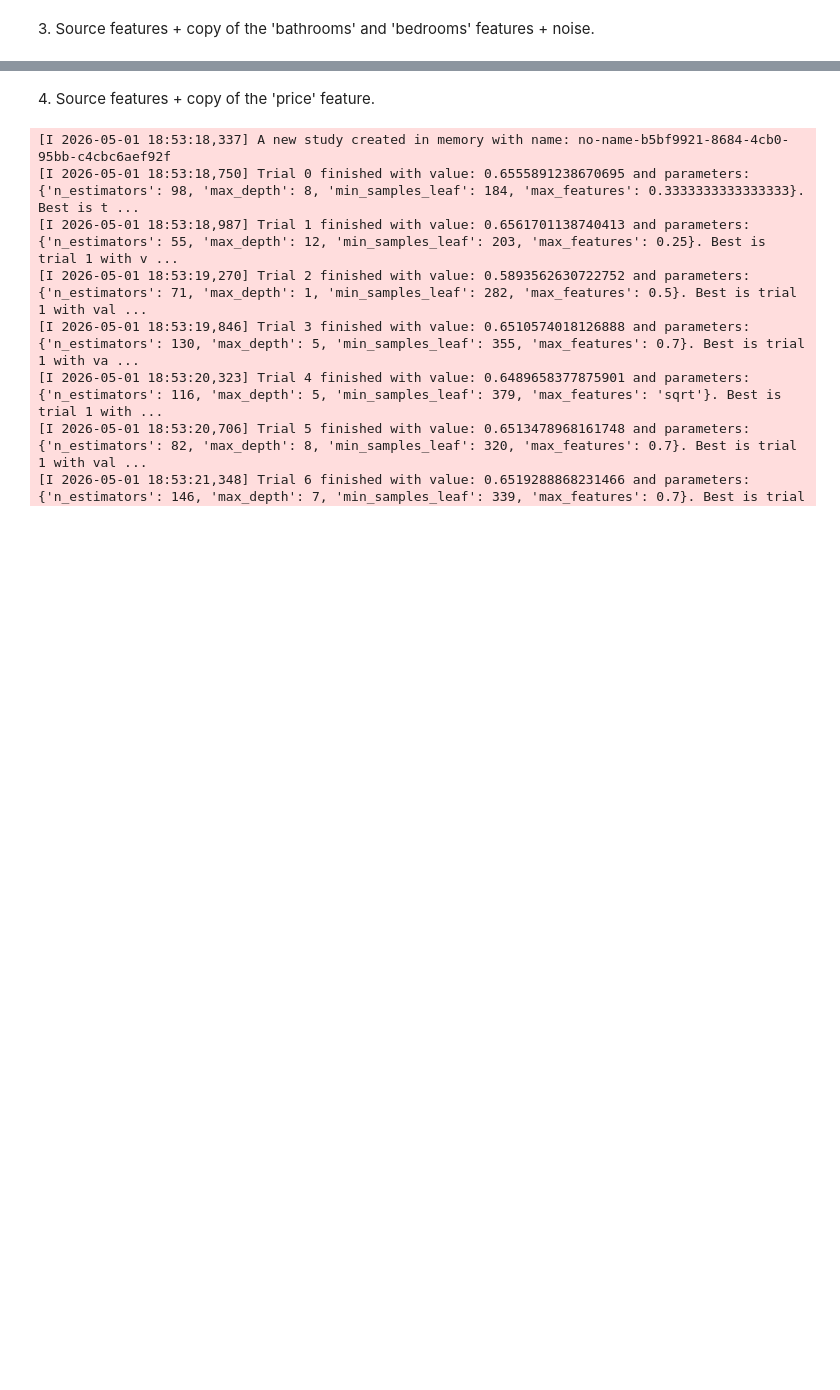
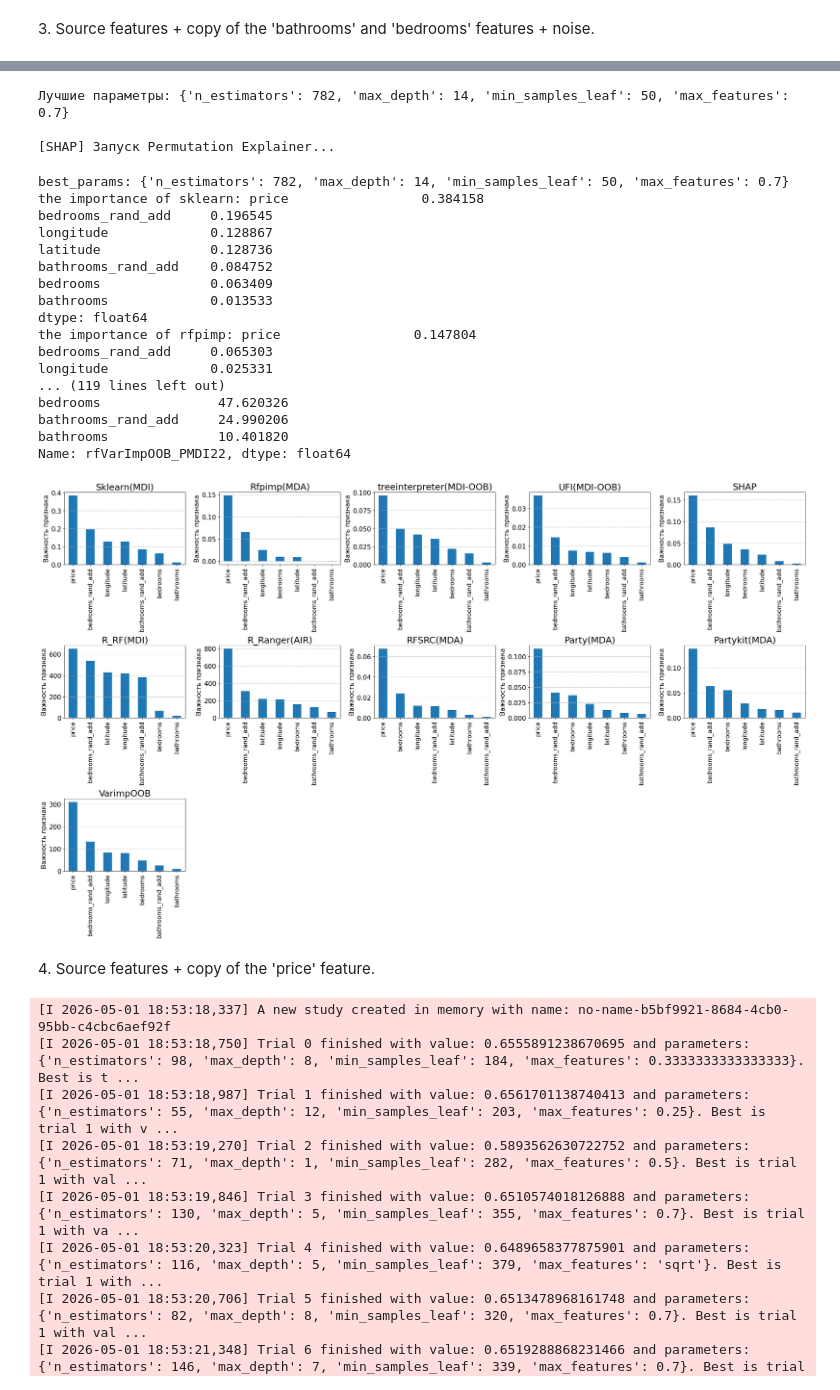
Before and after one commit to Nikita23112/Skoltech, a Jupyter notebook: Random_forest.ipynb, the cells around one changed output, grey strips where cells are left out. Drawn from its saved outputs; the diff is of its cells as text; code cells hidden in the pictures; blank space fills up the shorter version.

```diff
--- a/Random_forest.ipynb
+++ b/Random_forest.ipynb
@@ -274,0 +233,3 @@ Name: rfVarImpOOB_PMDI22, dtype: float64
+# %%
+importance_series_list_3 = experiment(X, y, n_trees = 1200)
+# %% [output]
@@ -275,3 +253,24 @@ Name: rfVarImpOOB_PMDI22, dtype: float64
+Лучшие параметры: {'n_estimators': 782, 'max_depth': 14, 'min_samples_leaf': 50, 'max_features': 0.7}
+
+[SHAP] Запуск Permutation Explainer...
+best_params: {'n_estimators': 782, 'max_depth': 14, 'min_samples_leaf': 50, 'max_features': 0.7}
+the importance of sklearn: price                 0.384158
+bedrooms_rand_add     0.196545
+longitude             0.128867
+latitude              0.128736
+bathrooms_rand_add    0.084752
+bedrooms              0.063409
+bathrooms             0.013533
+dtype: float64
+the importance of rfpimp: price                 0.147804
+bedrooms_rand_add     0.065303
+longitude             0.025331
+... (119 lines left out)
+bedrooms               47.620326
+bathrooms_rand_add     24.990206
+bathrooms              10.401820
+Name: rfVarImpOOB_PMDI22, dtype: float64
+[figure, added]
 # %%
 X = X.drop(["bedrooms_rand_add", "bathrooms_rand_add"], axis=1)
 # %% [markdown]
```
Also changed, not shown: parts of 6 cells of this notebook.
